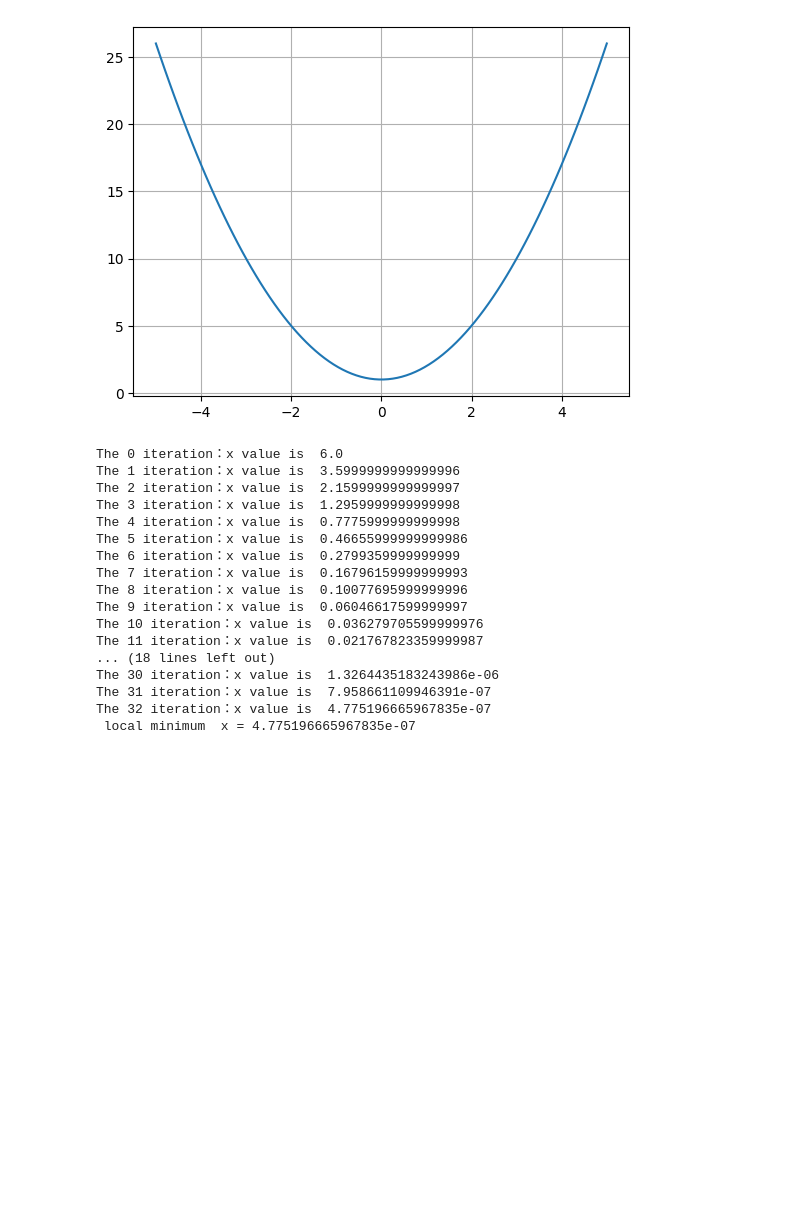
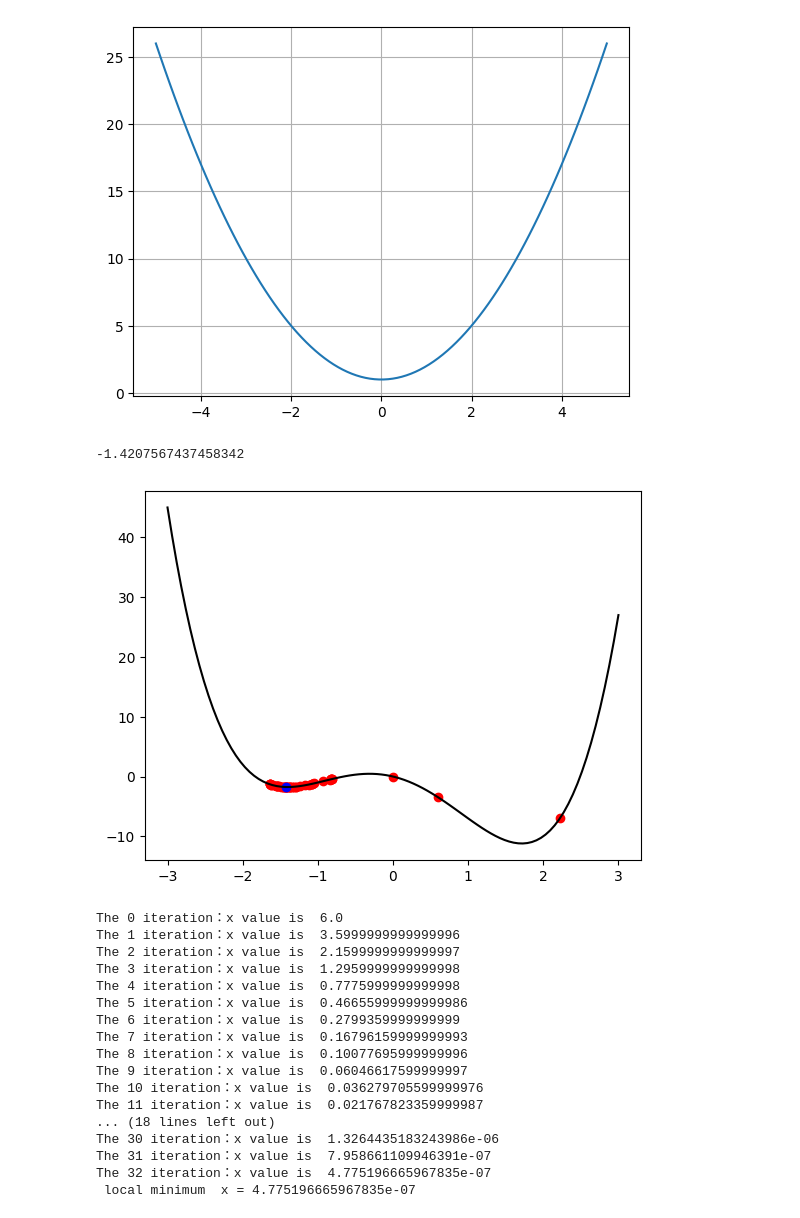
Before and after one commit to shurmez01/MAT422, a Jupyter notebook: 3_3.ipynb, the cells around one changed output. Drawn from its saved outputs; the diff is of its cells as text; code cells hidden in the pictures; blank space fills up the shorter version.

```diff
--- a/3_3.ipynb
+++ b/3_3.ipynb
@@ -16,6 +16,29 @@ plt.plot(x,y)
 plt.show()
 # %% [output]
 [figure]
+# %%
+# gradient descent on non-convext function
+
+def gradient_descent(gradient, start, learn_rate, n_iter = 50, tolerance=1e-06):
+  vector = start
+  plt.scatter(vector, vector**4 - 5  * vector**2 - 3 * vector, c = 'red')
+  for _ in range(n_iter):
+    diff = -learn_rate * gradient(vector)
+    if np.all(np.abs(diff) <= tolerance):
+      break
+    vector += diff
+    plt.scatter(vector, vector**4 - 5  * vector**2 - 3 * vector, c = 'red')
+  plt.scatter(vector, vector**4 - 5  * vector**2 - 3 * vector, c = 'blue')
+  return vector
+
+x = np.linspace(-3,3,100)
+y = x**4 - 5 * x**2 - 3 * x
+plt.plot(x, y, c = 'black')
+print(gradient_descent(gradient=lambda v: 4 * v**3 - 10 * v - 3, start = 0, learn_rate = 0.2))
+plt.show()
+# %% [output]
+-1.4207567437458342
+[figure, added]
 # %%
 def grad_1d(x):
     return x * 2
```
Also changed, not shown: parts of 1 cell of this notebook.
